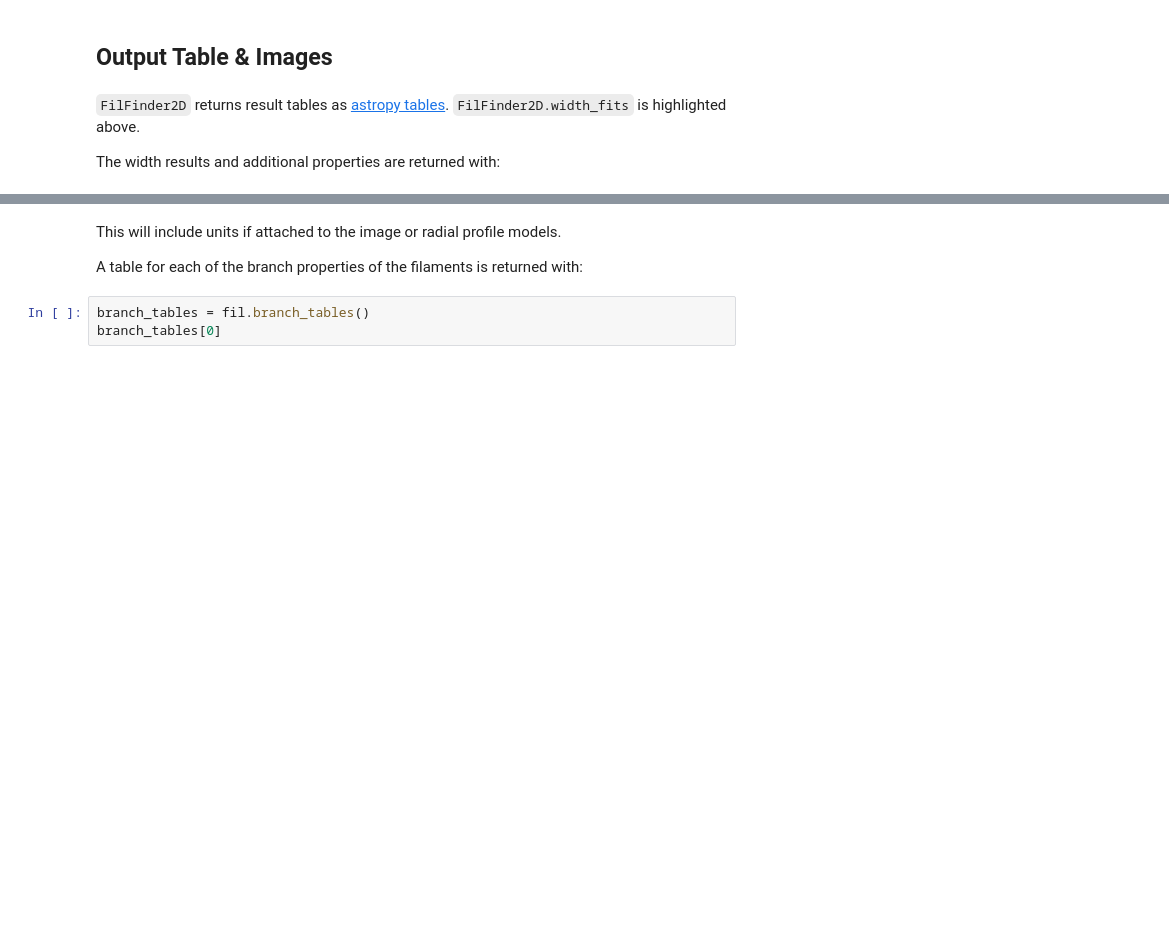
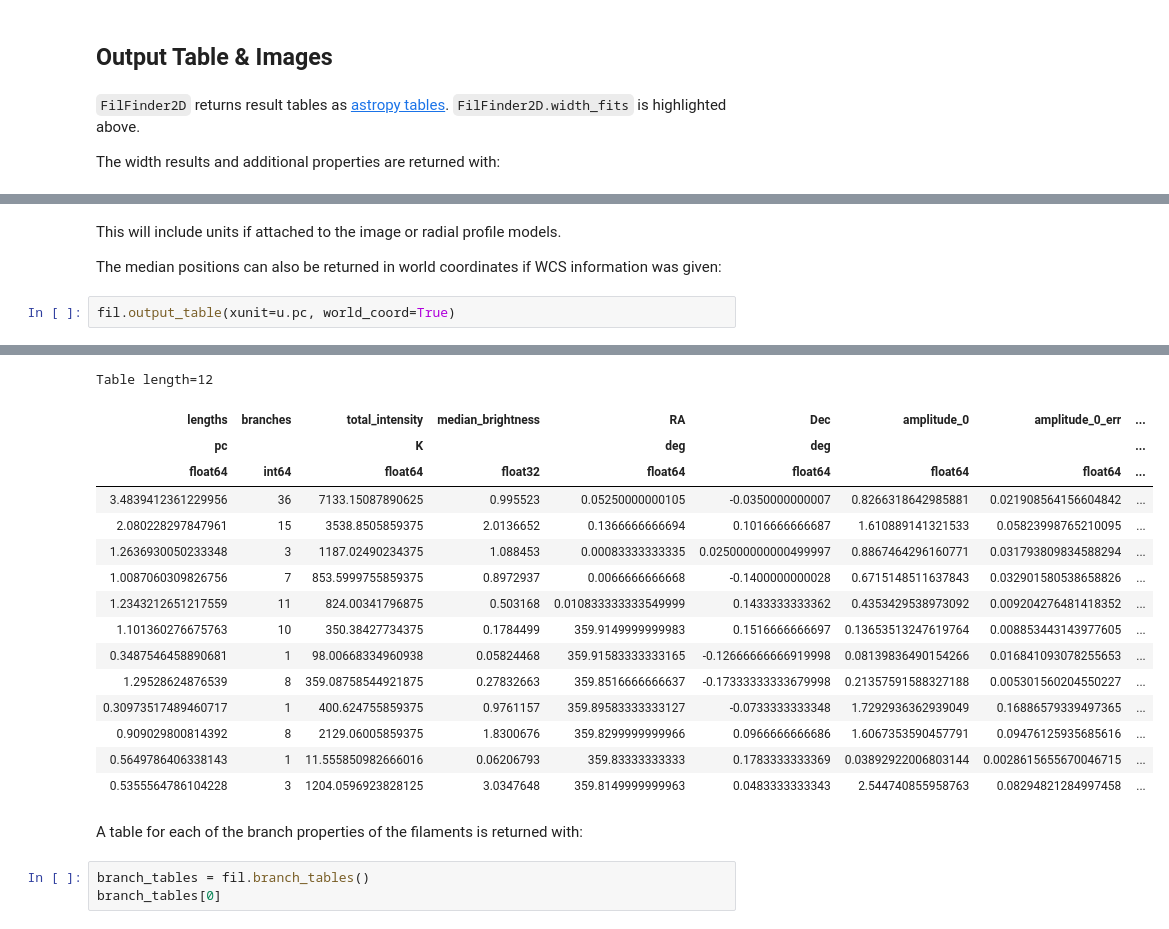
Before and after one commit to e-koch/FilFinder, a Jupyter notebook: examples/tutorial.ipynb, the cells around one changed output, grey strips where cells are left out. Saved outputs shown, nothing was run; the diff lists cells and outputs as text; blank space fills up the shorter version.

```diff
--- a/docs/tutorial.ipynb
+++ b/examples/tutorial.ipynb
@@ -602,0 +603,7 @@ Table length=12
+# %% [markdown]
+This will include units if attached to the image or radial profile models.
+
+The median positions can also be returned in world coordinates if WCS information was given:
+# %%
+fil.output_table(xunit=u.pc, world_coord=True)
+# %% [output]
@@ -603,6 +622,20 @@ Table length=12
+Table length=12
+| lengths | branches | total_intensity | median_brightness | RA | Dec | amplitude_0 | amplitude_0_err | ... |
+| pc |  | K |  | deg | deg |  |  | ... |
+| float64 | int64 | float64 | float32 | float64 | float64 | float64 | float64 | ... |
+| 3.4839412361229956 | 36 | 7133.15087890625 | 0.995523 | 0.05250000000105 | -0.0350000000007 | 0.8266318642985881 | 0.021908564156604842 | ... |
+| 2.080228297847961 | 15 | 3538.8505859375 | 2.0136652 | 0.1366666666694 | 0.1016666666687 | 1.610889141321533 | 0.05823998765210095 | ... |
+| 1.2636930050233348 | 3 | 1187.02490234375 | 1.088453 | 0.00083333333335 | 0.025000000000499997 | 0.8867464296160771 | 0.031793809834588294 | ... |
+| 1.0087060309826756 | 7 | 853.5999755859375 | 0.8972937 | 0.0066666666668 | -0.1400000000028 | 0.6715148511637843 | 0.032901580538658826 | ... |
+| 1.2343212651217559 | 11 | 824.00341796875 | 0.503168 | 0.010833333333549999 | 0.1433333333362 | 0.4353429538973092 | 0.009204276481418352 | ... |
+| 1.101360276675763 | 10 | 350.38427734375 | 0.1784499 | 359.9149999999983 | 0.1516666666697 | 0.13653513247619764 | 0.008853443143977605 | ... |
+| 0.3487546458890681 | 1 | 98.00668334960938 | 0.05824468 | 359.91583333333165 | -0.12666666666919998 | 0.08139836490154266 | 0.016841093078255653 | ... |
+| 1.29528624876539 | 8 | 359.08758544921875 | 0.27832663 | 359.8516666666637 | -0.17333333333679998 | 0.21357591588327188 | 0.005301560204550227 | ... |
+| 0.30973517489460717 | 1 | 400.624755859375 | 0.9761157 | 359.89583333333127 | -0.0733333333348 | 1.7292936362939049 | 0.16886579339497365 | ... |
+| 0.909029800814392 | 8 | 2129.06005859375 | 1.8300676 | 359.8299999999966 | 0.0966666666686 | 1.6067353590457791 | 0.09476125935685616 | ... |
+| 0.5649786406338143 | 1 | 11.555850982666016 | 0.06206793 | 359.83333333333 | 0.1783333333369 | 0.03892922006803144 | 0.0028615655670046715 | ... |
+| 0.5355564786104228 | 3 | 1204.0596923828125 | 3.0347648 | 359.8149999999963 | 0.0483333333343 | 2.544740855958763 | 0.08294821284997458 | ... |
 # %% [markdown]
-This will include units if attached to the image or radial profile models.
-
 A table for each of the branch properties of the filaments is returned with:
 # %%
 branch_tables = fil.branch_tables()
```
Also changed, not shown: parts of 4 cells of this notebook, 49 other files.
